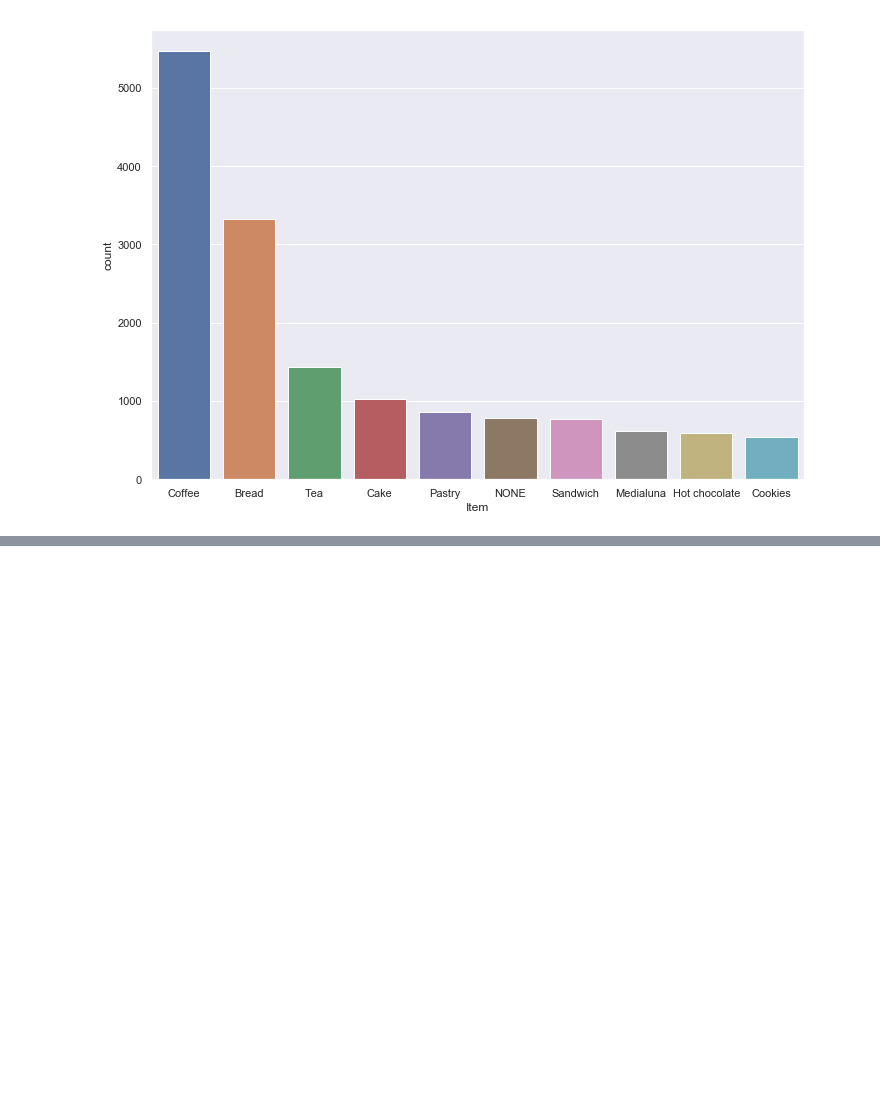
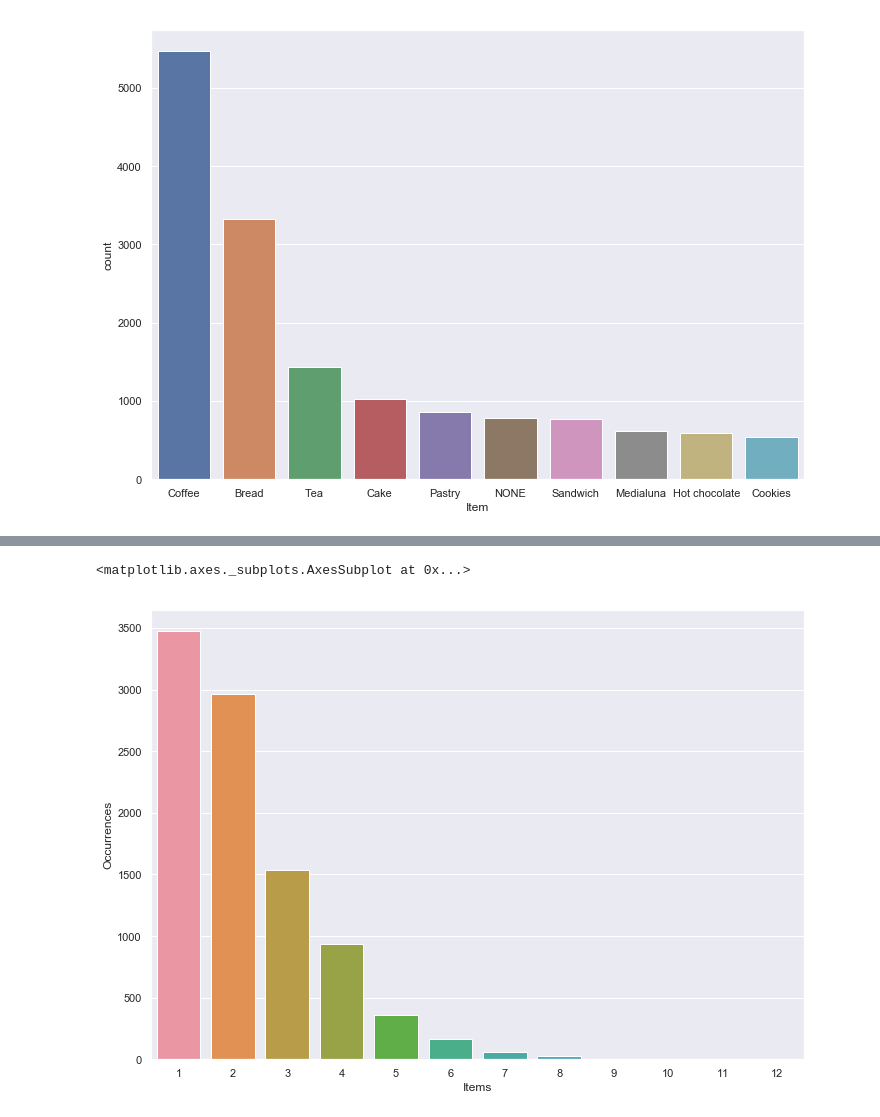
Before and after one commit to c-m-hunt/bakery-stats, a Jupyter notebook: Bakery.ipynb, the cells around one changed output, grey strips where cells are left out. Cells and saved outputs as stored; diff of their text form; code cells hidden in the pictures; blank space fills up the shorter version.

```diff
--- a/Bakery.ipynb
+++ b/Bakery.ipynb
@@ -62,0 +58,9 @@ sns.heatmap(pvt)
+# %%
+df = bakery['Transaction'].value_counts().to_frame()['Transaction'].value_counts().to_frame(name='Occurrences')
+# %%
+df['Items'] = df.index
+# %%
+sns.barplot(data=df, x='Items', y='Occurrences')
+# %% [output]
+<matplotlib.axes._subplots.AxesSubplot at 0x...>
+[figure, added]
```
Also changed, not shown: parts of 18 cells of this notebook.
